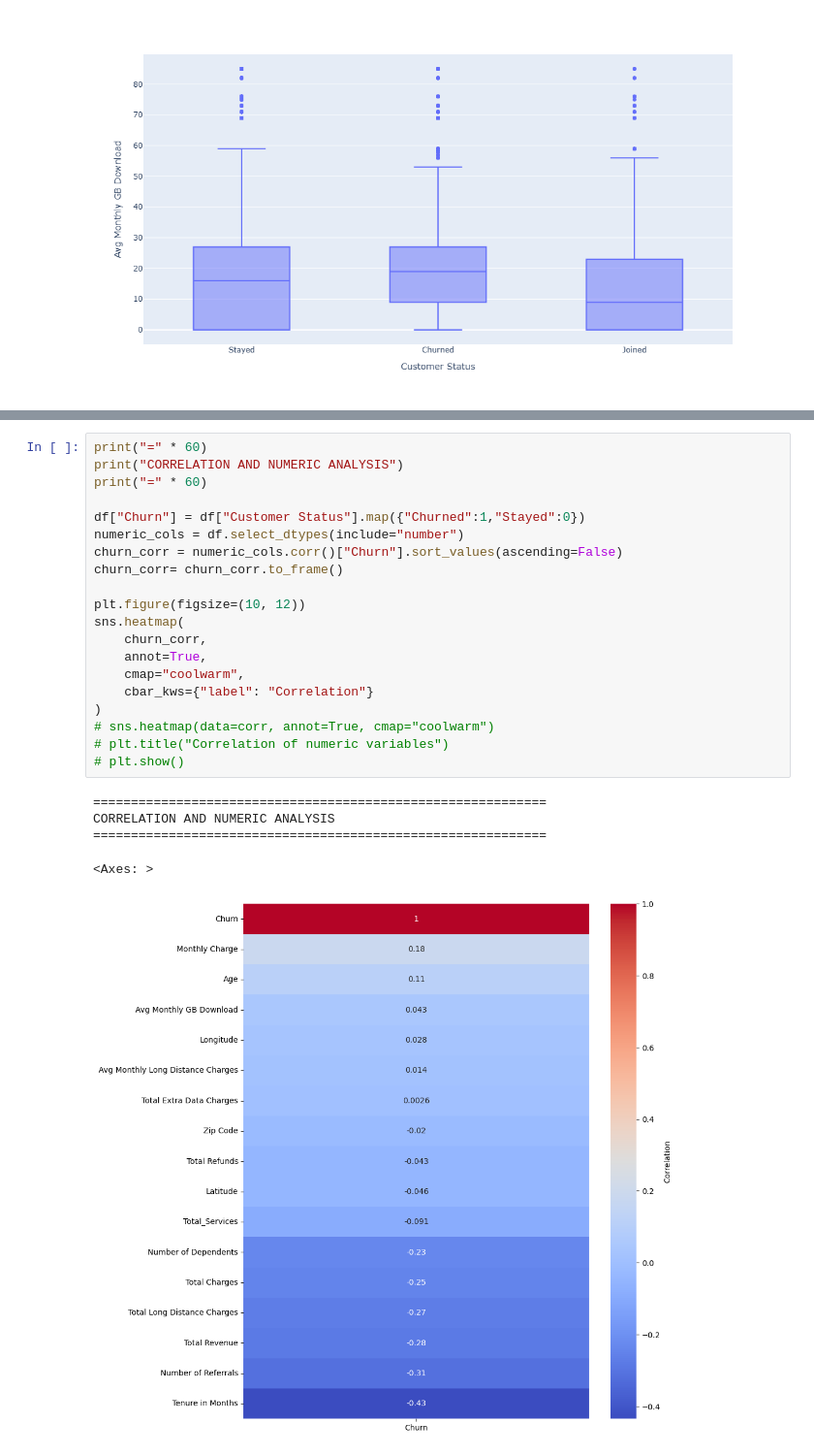
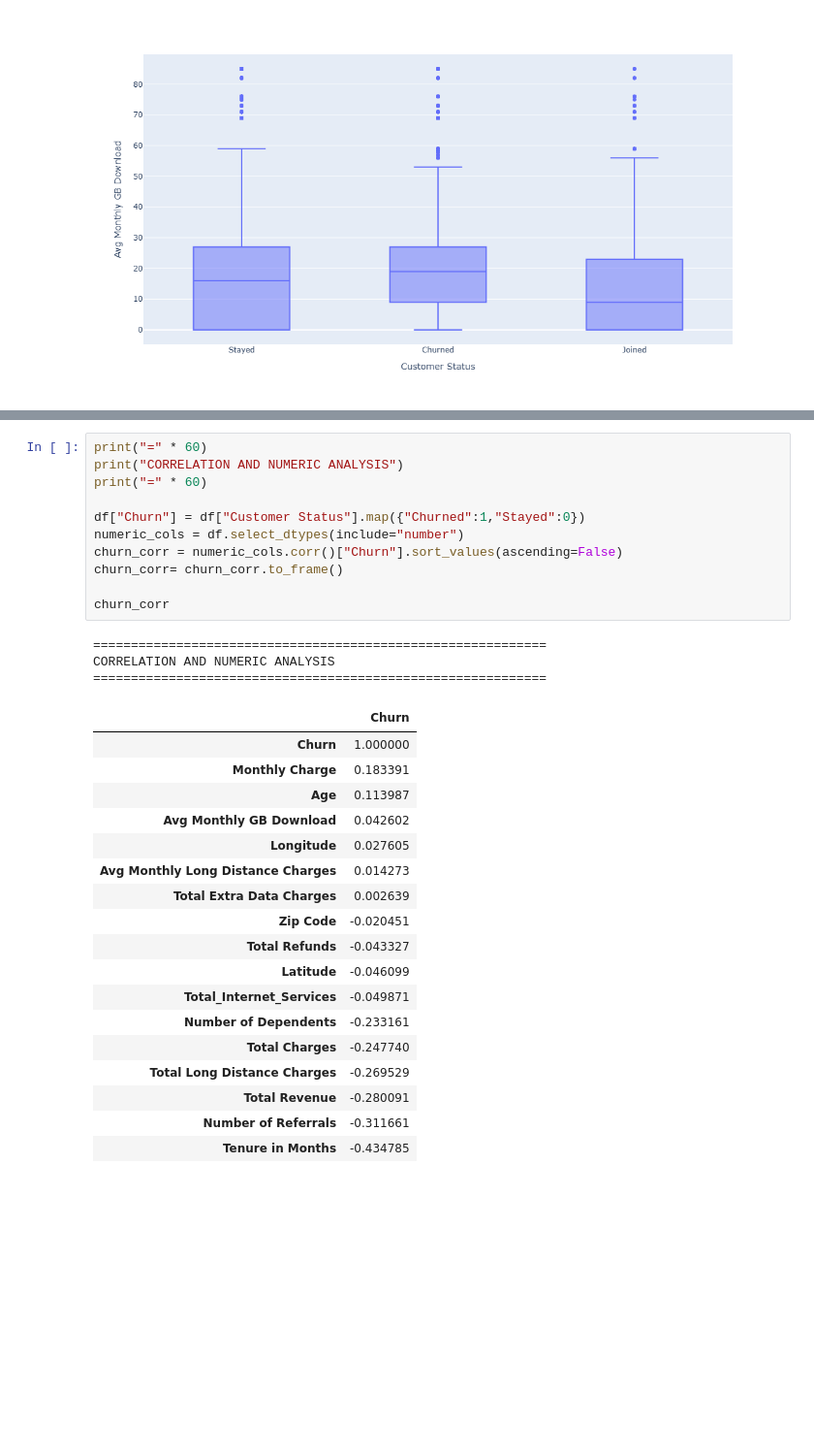
Before and after one commit to kwiver/customer_churn, a Jupyter notebook: notebooks/02_eda.ipynb, the cells around one changed output, grey strips where cells are left out. Shown at 97% size. Saved outputs shown, nothing was run; the diff lists cells and outputs as text; blank space fills up the shorter version.

```diff
--- a/notebooks/02_eda.ipynb
+++ b/notebooks/02_eda.ipynb
@@ -289,26 +294,33 @@ px.box(
 # %%
 print("=" * 60)
 print("CORRELATION AND NUMERIC ANALYSIS")
 print("=" * 60)
 
 df["Churn"] = df["Customer Status"].map({"Churned":1,"Stayed":0})
 numeric_cols = df.select_dtypes(include="number")
 churn_corr = numeric_cols.corr()["Churn"].sort_values(ascending=False)
 churn_corr= churn_corr.to_frame()
 
-plt.figure(figsize=(10, 12))
-sns.heatmap(
-    churn_corr,
-    annot=True,
-    cmap="coolwarm",
-    cbar_kws={"label": "Correlation"}
-)
-# sns.heatmap(data=corr, annot=True, cmap="coolwarm")
-# plt.title("Correlation of numeric variables")
-# plt.show()
+churn_corr
 # %% [output]
 ============================================================
 CORRELATION AND NUMERIC ANALYSIS
 ============================================================
-<Axes: >
-[figure, removed]
+|  | Churn |
+| Churn | 1.000000 |
+| Monthly Charge | 0.183391 |
+| Age | 0.113987 |
+| Avg Monthly GB Download | 0.042602 |
+| Longitude | 0.027605 |
+| Avg Monthly Long Distance Charges | 0.014273 |
+| Total Extra Data Charges | 0.002639 |
+| Zip Code | -0.020451 |
+| Total Refunds | -0.043327 |
+| Latitude | -0.046099 |
+| Total_Internet_Services | -0.049871 |
+| Number of Dependents | -0.233161 |
+| Total Charges | -0.247740 |
+| Total Long Distance Charges | -0.269529 |
+| Total Revenue | -0.280091 |
+| Number of Referrals | -0.311661 |
+| Tenure in Months | -0.434785 |
```
Also changed, not shown: parts of 5 cells of this notebook, 5 other files.
